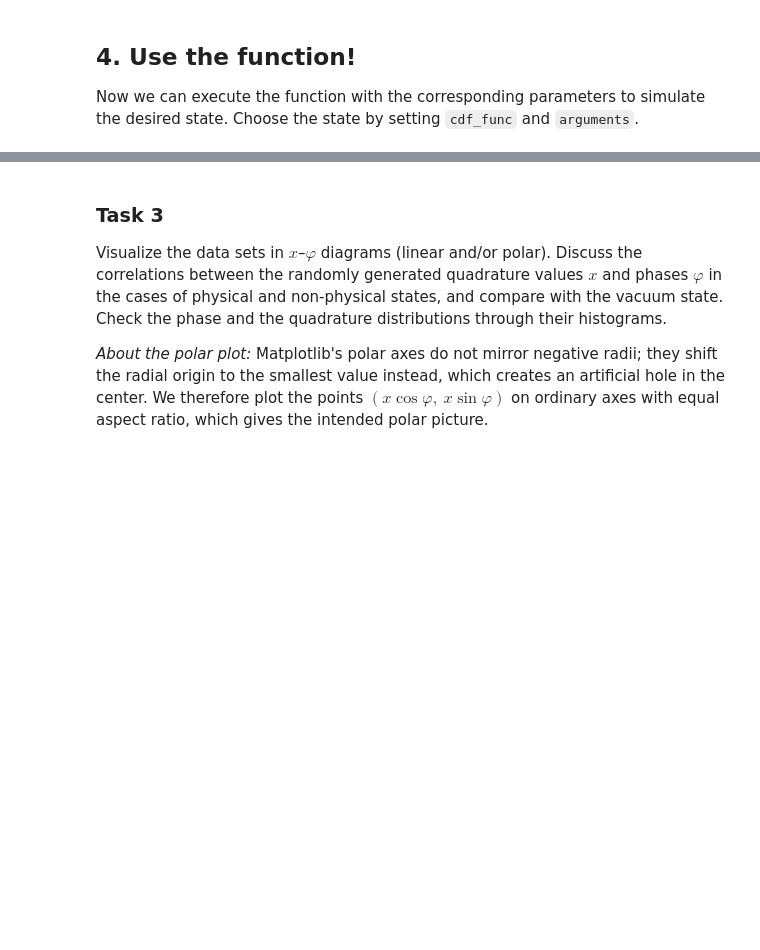
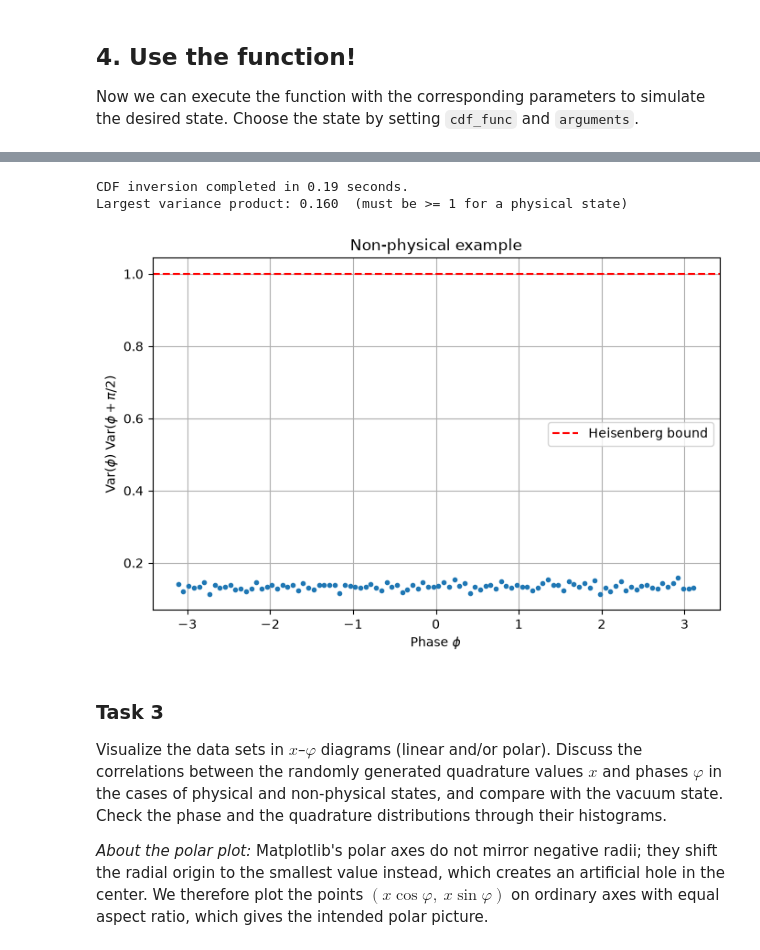
Before and after one commit to EusseJhoan/Foundations-of-Quantum-Optics-for-Quantum-Information, a Jupyter notebook: lab-data.ipynb, the cells around one changed output, grey strips where cells are left out. Drawn from its saved outputs; the diff is of its cells as text; code cells hidden in the pictures; blank space fills up the shorter version.

```diff
--- a/lab-data.ipynb
+++ b/lab-data.ipynb
@@ -381,3 +402,31 @@ print('Uncertainty relation violated (> 3 sigma):', bool((significance < -3).any
+# %%
+def nonphysical_cdf(x, phi, r, s):
+    variance = np.exp(-2 * r) * np.cos(phi)**2 + np.exp(-2 * s) * np.sin(phi)**2
+    return 0.5 + 0.5 * erf(x / np.sqrt(2 * variance))
+
+np_args = {'r': 0.5, 's': 0.5}
+np_samples = cdf_inversion(target_cdf_values, phases, nonphysical_cdf, np_args, tolerance)
+
+bins = np.linspace(-np.pi, np.pi, 101)
+centers = 0.5 * (bins[:-1] + bins[1:])
+np_var = np.array([np.var(np_samples[(phases >= bins[i]) & (phases < bins[i+1])])
+                   for i in range(100)])
+np_product = np_var * np.roll(np_var, -25)   # 25 bins = pi/2
+print(f'Largest variance product: {np_product.max():.3f}  (must be >= 1 for a physical state)')
+
+plt.figure(figsize=(8, 5))
+plt.plot(centers, np_product, 'o', markersize=3)
+plt.axhline(1, color='red', linestyle='--', label='Heisenberg bound')
+plt.xlabel('Phase $\\phi$')
+plt.ylabel('Var($\\phi$) Var($\\phi+\\pi/2$)')
+plt.title('Non-physical example')
+plt.legend()
+plt.grid(True)
+plt.show()
+# %% [output]
+CDF inversion completed in 0.19 seconds.
+Largest variance product: 0.160  (must be >= 1 for a physical state)
+[figure, added]
 # %% [markdown]
 ### Task 3
 Visualize the data sets in $x$–$\varphi$ diagrams (linear and/or polar). Discuss the correlations between the randomly generated quadrature values $x$ and phases $\varphi$ in the cases of physical and non-physical states, and compare with the vacuum state. Check the phase and the quadrature distributions through their histograms.
```
Also changed, not shown: parts of 17 cells of this notebook.
